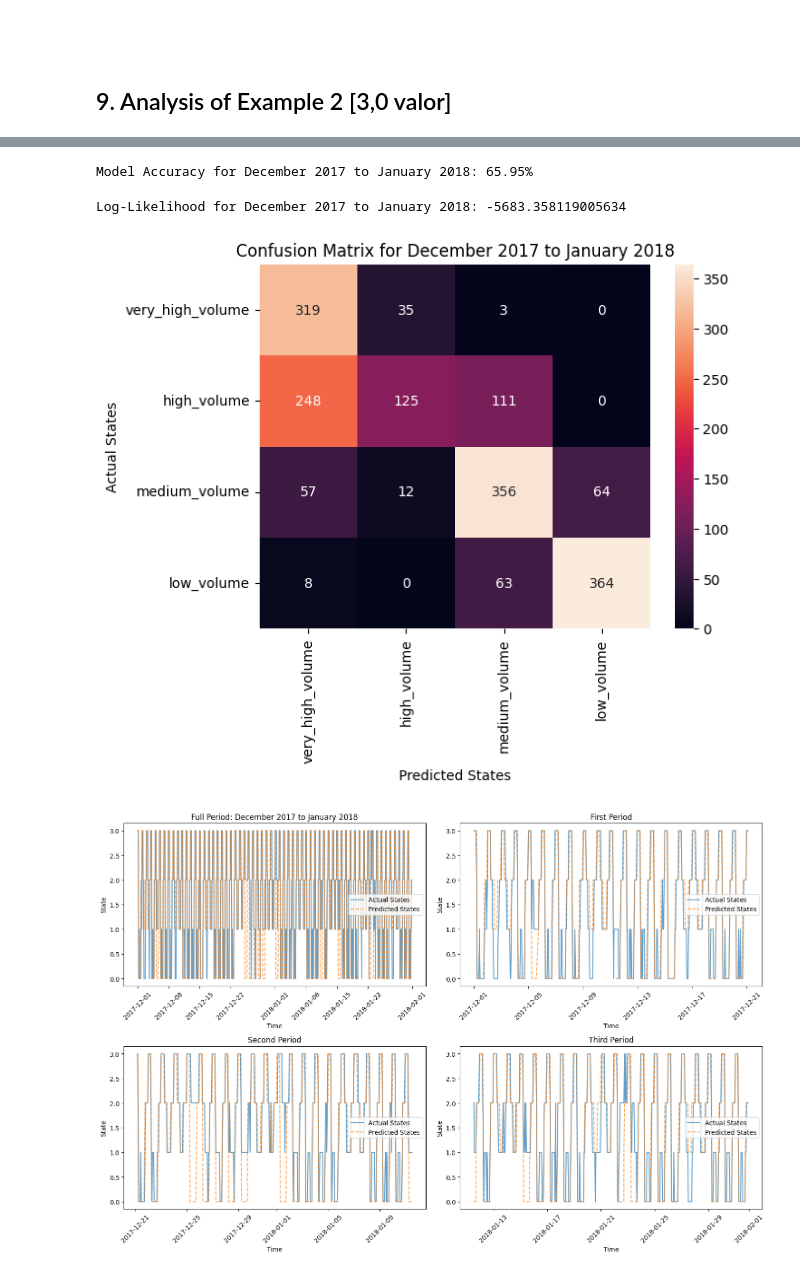
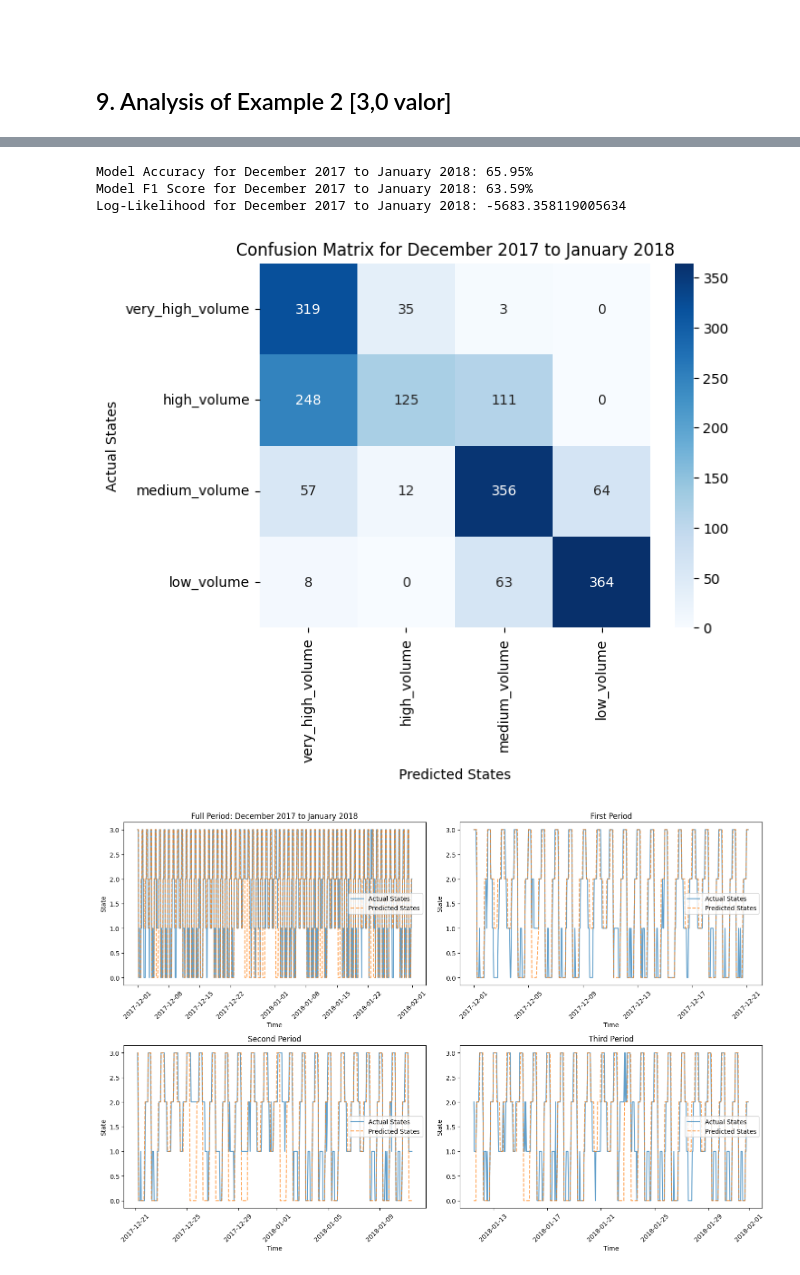
Before and after one commit to jepe06/TMBD_M02, a Jupyter notebook: assignment2.ipynb, the cells around one changed output, grey strips where cells are left out. Cells and saved outputs as stored; diff of their text form; code cells hidden in the pictures.

```diff
--- a/assignment2.ipynb
+++ b/assignment2.ipynb
@@ -132,7 +132,7 @@ def is_weekend(x):
     return 1 if weekday >= 5 else 0
 
 def get_temp_category(x):
-    for temp_category, temp_range in temperture.items():
+    for temp_category, temp_range in temperature.items():
         if x in temp_range:
             return temp_category
 
@@ -521,13 +424,16 @@ plt.show()
 
 ## 9. Analysis of Example 2 [3,0 valor]
 # %%
-# Filter for December 2017
-filtered_december = df[(df['date_time'].dt.year == 2017) & (df['date_time'].dt.month == 12)]
+# December 2017
+december = df[
+    (df['date_time'].dt.year == 2017) &
+    (df['date_time'].dt.month == 12)
+]
 
-# Filter for January 2018
-filtered_january = df[(df['date_time'].dt.year == 2018) & (df['date_time'].dt.month == 1)]
+# January 2018
+january = df[
+    (df['date_time'].dt.year == 2018) &
+    (df['date_time'].dt.month == 1)
+]
 
-# Combine the two subsets
-filtered_december_january = pd.concat([filtered_december, filtered_january])
-
-print(filtered_december_january)
+december_january = pd.concat([december, january])
@@ -570,24 +440,31 @@ predicted_states = model.predict(test_sequence)
+# %%
+observations_sequence = get_sequence(december_january)
+actual_states = december_january['traffic_volume_category'].map(state_map).values
+
+predicted_states = model.predict(observations_sequence)
 # %%
 accuracy = accuracy_score(actual_states, predicted_states)
 print(f"Model Accuracy for December 2017 to January 2018: {accuracy * 100:.2f}%")
+
+f1 = f1_score(actual_states, predicted_states, average='weighted')
+print(f"Model F1 Score for December 2017 to January 2018: {f1 * 100:.2f}%")
+
+log_likelihood = model.score(observations_sequence)
+print(f"Log-Likelihood for December 2017 to January 2018: {log_likelihood}")
 # %% [output]
 Model Accuracy for December 2017 to January 2018: 65.95%
+Model F1 Score for December 2017 to January 2018: 63.59%
+Log-Likelihood for December 2017 to January 2018: -5683.358119005634
-# %%
-log_likelihood = model.score(test_sequence)
-print(f"Log-Likelihood for December 2017 to January 2018: {log_likelihood}")
-# %% [output]
-Log-Likelihood for December 2017 to January 2018: -5683.358119005634
 # %%
-conf_matrix = confusion_matrix(actual_states, predicted_states)
+cm = confusion_matrix(actual_states, predicted_states)
 
-# Visualize the confusion matrix
-sns.heatmap(conf_matrix, annot=True, fmt='d', xticklabels=state_map.keys(), yticklabels=state_map.keys())
+sns.heatmap(cm, annot=True, fmt='d', xticklabels=state_map.keys(), yticklabels=state_map.keys(), cmap='Blues')
 plt.xlabel("Predicted States")
 plt.ylabel("Actual States")
 plt.title("Confusion Matrix for December 2017 to January 2018")
 plt.show()
 # %% [output]
-[figure, old version]
+[figure, new version]
 # %%
 import matplotlib.pyplot as plt
 import numpy as np
```
Also changed, not shown: parts of 18 cells of this notebook, 1 other file.
